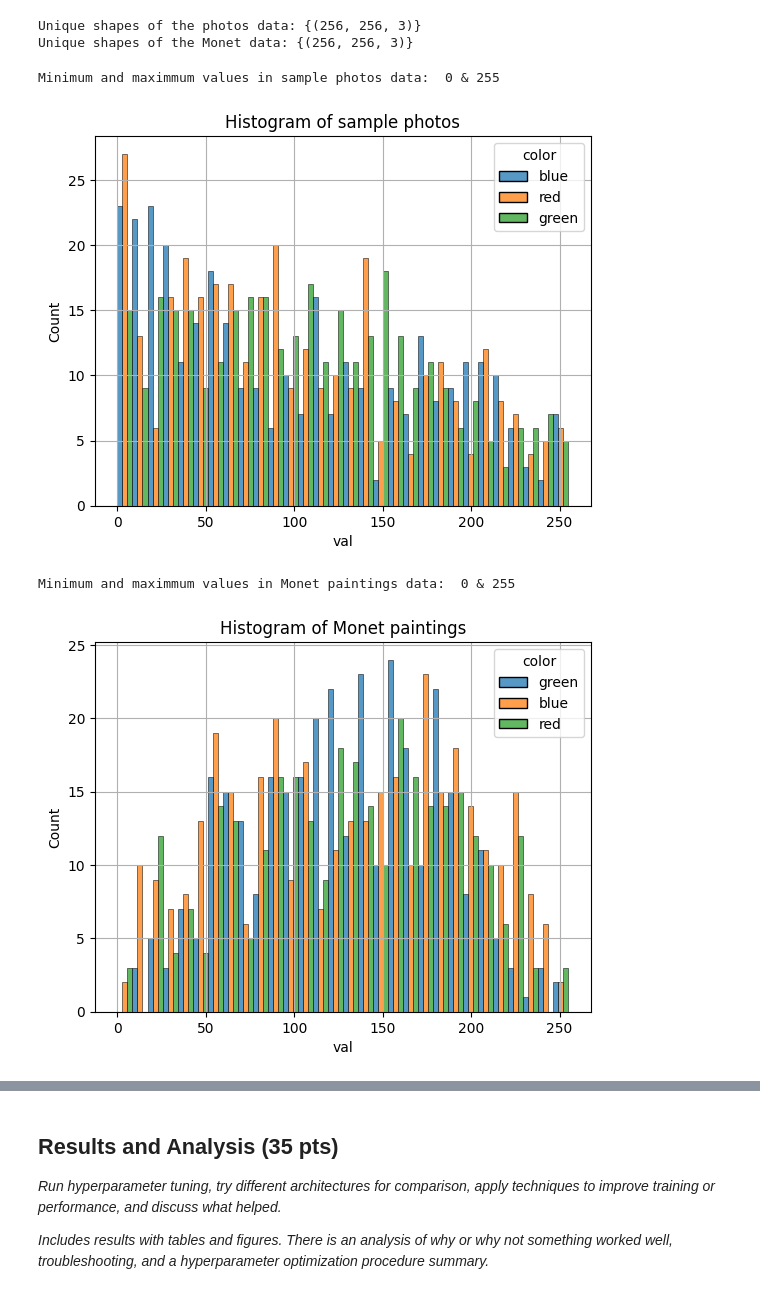
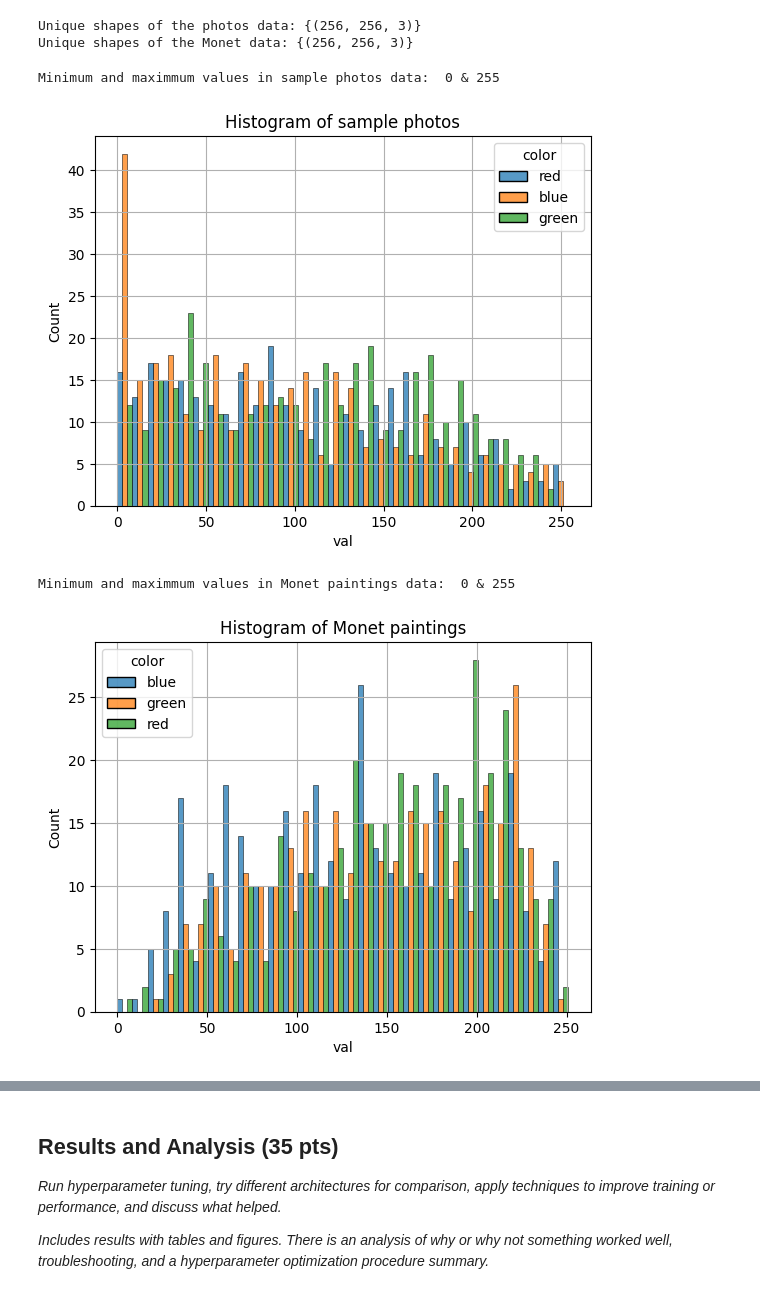
Before and after one commit to NikoKuu/Monet-using-GAN, a Jupyter notebook: Monet-using-GAN.ipynb, the cells around one changed output, grey strips where cells are left out. Drawn from its saved outputs; the diff is of its cells as text; code cells hidden in the pictures.

```diff
--- a/Monet-using-GAN.ipynb
+++ b/Monet-using-GAN.ipynb
@@ -2,7 +2,6 @@
 # Monet using GAN
 # %%
 import os
-import time
 import matplotlib.pyplot as plt
 import seaborn as sns
 import pandas as pd
@@ -10,11 +9,12 @@ import numpy as np
 import tensorflow as tf
 from tensorflow import keras
 from tensorflow.keras import layers
-from keras import ops
 # import tensorflow_addons as tfa
 # from kaggle_datasets import KaggleDatasets
 
+if os.path.exists(r'C:\Users\kuusnin\tempwork\temp\gan-getting-started'):
+    datapath = r'C:\Users\kuusnin\tempwork\temp\gan-getting-started'
+else:
+    datapath = r'C:\Users\nikok\Documents\Monet using GAN'
 
-datapath = r'C:\Users\kuusnin\tempwork\temp\gan-getting-started'
-if not os.path.exists(r'C:\Users\kuusnin\tempwork\temp\gan-getting-started'):
-    datapath = r'C:\Users\nikok\Documents\Monet using GAN'
+lite = True
@@ -125,10 +110,14 @@ def parse_tfrecord_fn(example):
     }
     example = tf.io.parse_single_example(example, feature_description)
     example["image"] = tf.io.decode_jpeg(example["image"], channels=3)
+    example["image"] = (tf.cast(example["image"], tf.float32) / 127.5) - 1
     return example
 
-monet_dataset = raw_monet_dataset.map(parse_tfrecord_fn)
-photo_dataset = raw_photo_dataset.map(parse_tfrecord_fn)
+def decode_image(tf_image):
+    return ((tf_image['image'].numpy()[0] + 1) * 127.5).astype(int)
+
+monet_dataset = raw_monet_dataset.map(parse_tfrecord_fn).batch(1)
+photo_dataset = raw_photo_dataset.map(parse_tfrecord_fn).batch(1)
 # %% [markdown]
 ## Exploratory Data Analysis (EDA) — Inspect, Visualize and Clean the Data (15 pts)
 
@@ -138,11 +127,12 @@ fig = plt.figure(figsize=(12, 6))
 i = 0
 for data in monet_dataset.take(4):
     ax = plt.subplot(2, 4, i + 1)
-    plt.imshow(data['image'].numpy())
+    plt.imshow(decode_image(data))
+    # print(data['image'].shape)
     i += 1
 for data in photo_dataset.take(4):
     ax = plt.subplot(2, 4, i + 1)
-    plt.imshow(data['image'].numpy())
+    plt.imshow(decode_image(data))
     i += 1
 fig.suptitle('Examples of Monet and photos')
 plt.show()
@@ -167,8 +155,9 @@ my_image_shape = (256, 256, 3)
 # %%
 def plot_histogram(dataset, title):
     rgb = []
-    for data in dataset:
-        rgb.append(data['image'].numpy())
+    rgb = [decode_image(d) for d in dataset]
+    # for data in dataset:
+    #     rgb.append(decode_image(data))
     rgb = np.array(rgb)
     # rgb.shape
     pic_channels = ['red', 'green', 'blue']
@@ -184,9 +173,9 @@ def plot_histogram(dataset, title):
     plt.show()
 # %%
 plot_histogram(photo_dataset.take(300), title='sample photos')
-plot_histogram(monet_dataset, title='Monet paintings')
+plot_histogram(monet_dataset.take(300), title='Monet paintings')
 # %% [output]
 Minimum and maximmum values in sample photos data:  0 & 255
-[figure, old version]
+[figure, new version]
 Minimum and maximmum values in Monet paintings data:  0 & 255
-[figure, old version]
+[figure, new version]
```
Also changed, not shown: parts of 35 cells of this notebook, 13 other files.
